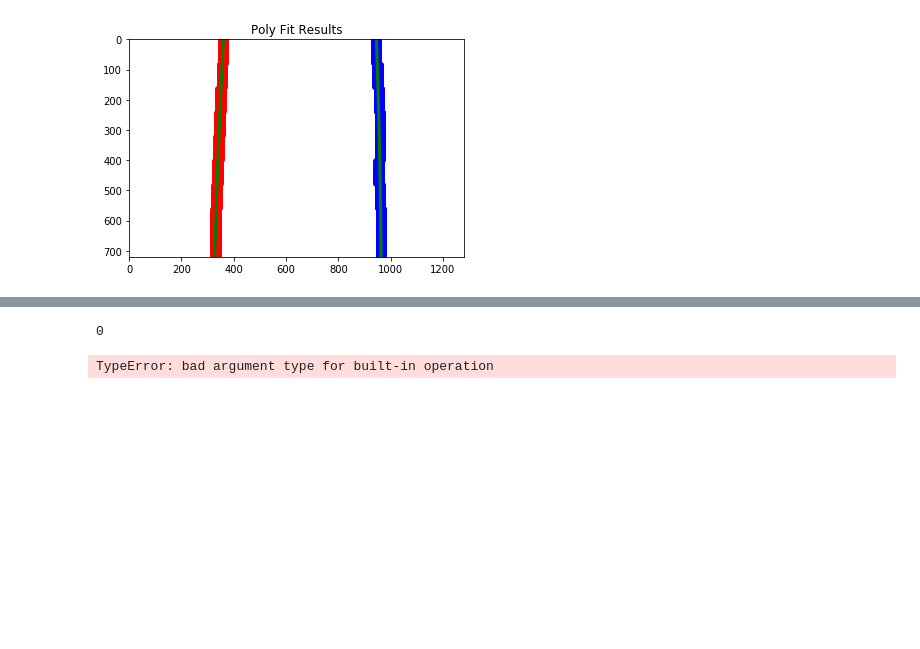
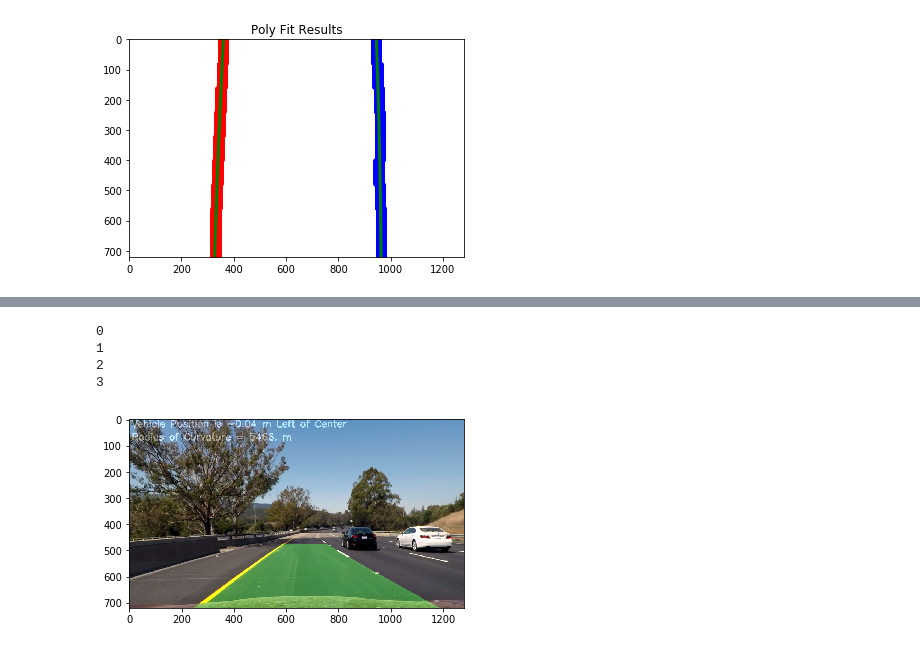
Before and after one commit to albertzheng07/Advanced_Lane_Finding, a Jupyter notebook: examples/project.ipynb, the cells around one changed output, grey strips where cells are left out. Cells and saved outputs as stored; diff of their text form; code cells hidden in the pictures; blank space fills up the shorter version.

```diff
--- a/examples/project.ipynb
+++ b/examples/project.ipynb
@@ -660,20 +798,24 @@ plt.imshow(result)
 # %%
 leftLine = Line()
 rightLine = Line()
 image_list = []
-# image_list.append('../test_images/test3.jpg')
-# image_list.append('../test_images/test4.jpg')
-# image_list.append('../test_images/test5.jpg')
-# image_list.append('../test_images/test6.jpg')
-image = mpimg.imread('../test_images/test4.jpg')
+image_list.append('../test_images/test3.jpg')
+image_list.append('../test_images/test4.jpg')
+image_list.append('../test_images/test5.jpg')
+image_list.append('../test_images/test6.jpg')
+# image = mpimg.imread('../test_images/test4.jpg')
 
 for num, img in enumerate(image_list):
     print(num)
+    img = mpimg.imread(img)
     result = process_img(img)
     plt.imshow(result)
 # %% [output]
 0
+1
+2
+3
-TypeError: bad argument type for built-in operation
+[figure, added]
 # %%
 def process_img(image):
     #image = cv2.imread(image)
```
Also changed, not shown: parts of 11 cells of this notebook, 2 other files.
